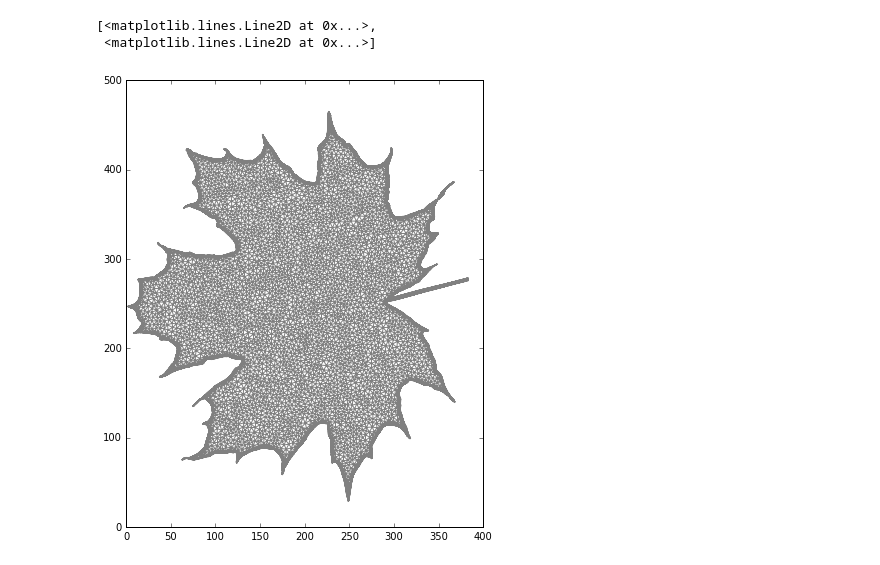
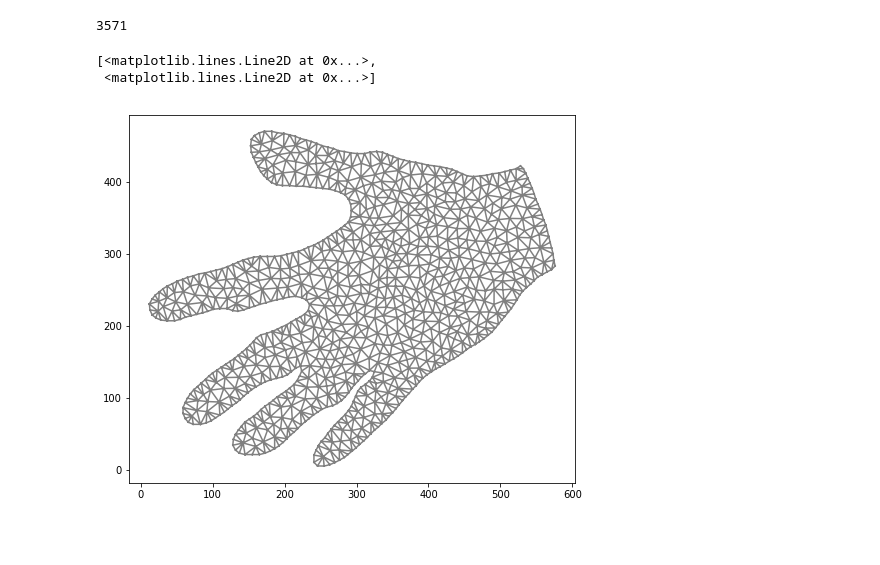
Before and after one commit to RudgeLab/MorphoOrganismos, a Jupyter notebook: python/Mesh from image.ipynb, the cells around one changed output. Cells and saved outputs as stored; diff of their text form; code cells hidden in the pictures; blank space fills up the shorter version.

```diff
--- a/python/Mesh from image.ipynb
+++ b/python/Mesh from image.ipynb
@@ -2,11 +2,12 @@
 import numpy as np
 import matplotlib.pyplot as plt
 import matplotlib.image as mpimg
+%matplotlib inline
 
 from skimage import measure
 from skimage.color import rgb2grey
 
-r = rgb2grey(mpimg.imread('leaf.jpg'))
+r = rgb2grey(mpimg.imread('shape2.png'))
 
 # Find contours at a constant value of 0.8
 contours = measure.find_contours(r, 0.8)
@@ -27,19 +28,21 @@ plt.show()
 # %%
 from dolfin import *
 from mshr import *
 
 # Select the biggest contour
 max_contour = sorted(contours, key=lambda x:len(x), reverse=True)[0]
+print len(max_contour)
 
 # Generate the mesh
-domain_vertices = [Point(x,y) for x,y in max_contour]
+domain_vertices = [Point(x,y) for x,y in max_contour[-1:0:-10]]
 
-n = 16
+n = 24
 geometry = Polygon(domain_vertices)
 mesh = generate_mesh(geometry,n)
 plt.figure(figsize=(8,8))
 plot(mesh)
 # %% [output]
-[<matplotlib.lines.Line2D at 0x...>,
- <matplotlib.lines.Line2D at 0x...>]
+3571
+[<matplotlib.lines.Line2D at 0x...>,
+ <matplotlib.lines.Line2D at 0x...>]
-[figure, old version]
+[figure, new version]
```
Also changed, not shown: parts of 2 cells of this notebook.
